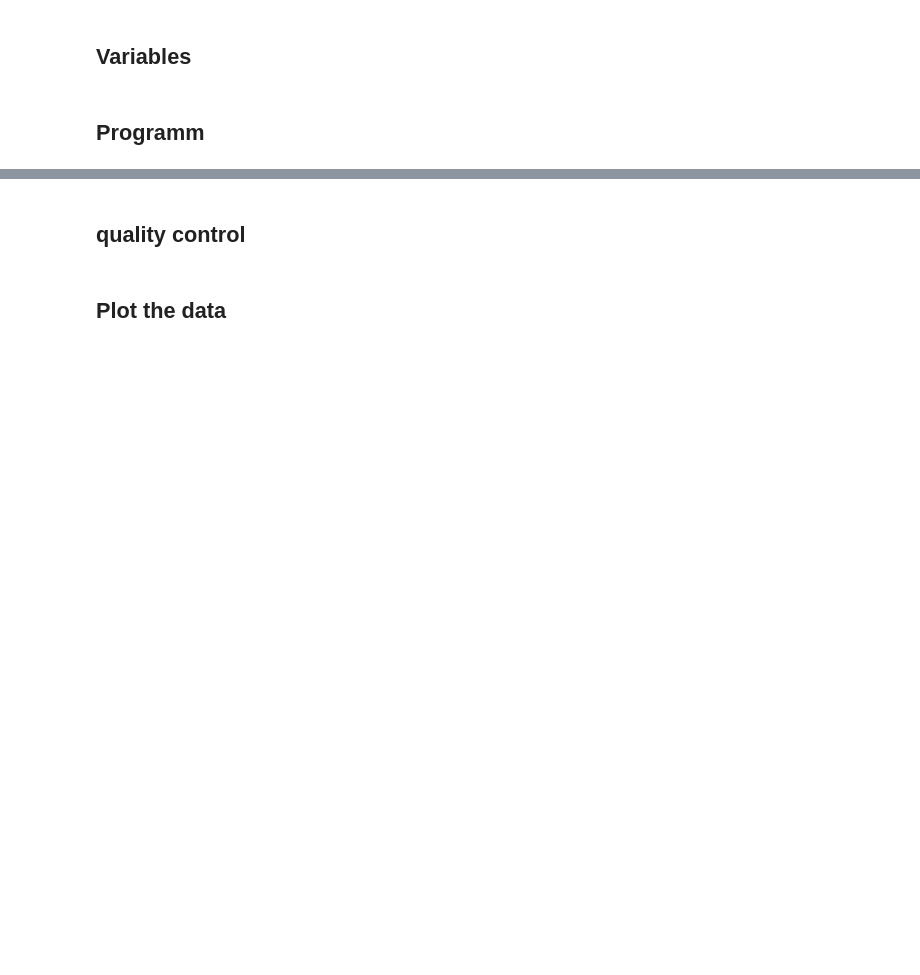
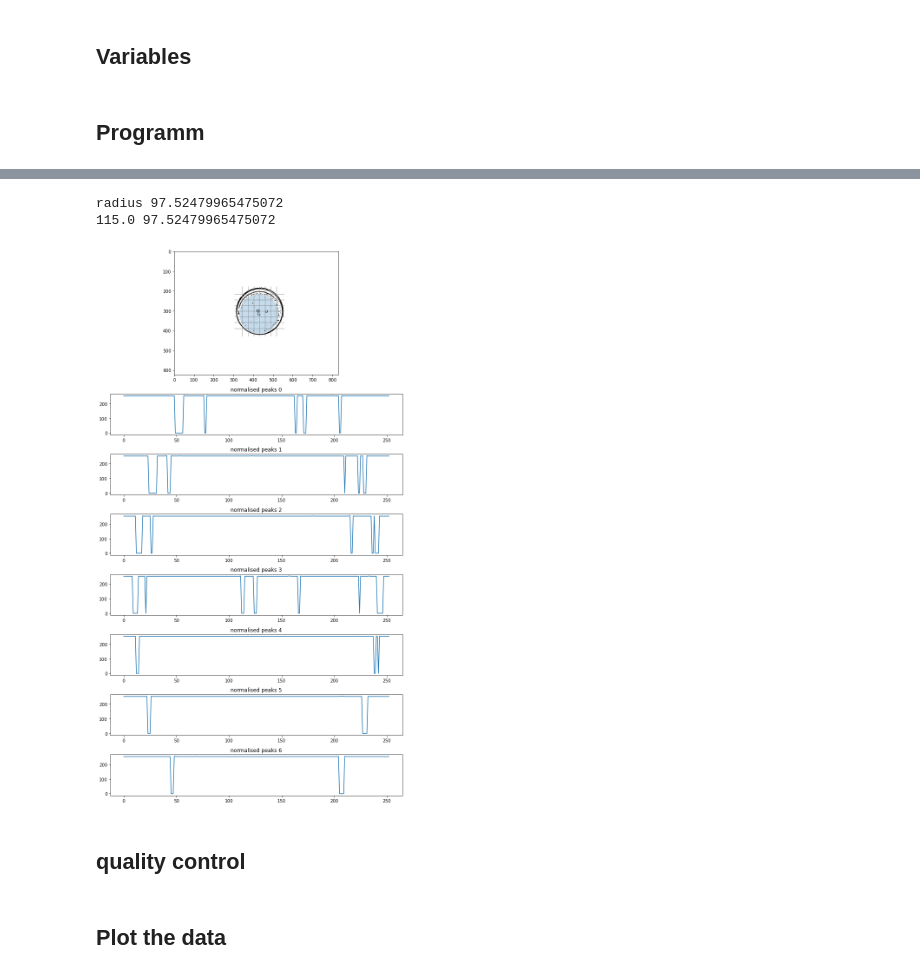
Before and after one commit to cfsb618/PyPhaseChip, a Jupyter notebook: pyphasechip.ipynb, the cells around one changed output, grey strips where cells are left out. Saved outputs shown, nothing was run; the diff lists cells and outputs as text; code cells hidden in the pictures; blank space fills up the shorter version.

```diff
--- a/pyphasechip.ipynb
+++ b/pyphasechip.ipynb
@@ -379,9 +271,9 @@ for i in range(len(x_d)):
 ### Plot
 
 
-conc_nr = 2
+conc_nr = 1
 well_nr = 0
-time_idx = 0
+time_idx = 4
 
 
 
@@ -428,33 +320,37 @@ circle = plt.Circle((x_abs, y_abs), radius_est, color='tab:blue', alpha=0.25)
 
 ax1.add_patch(circle)
 #ax1.hlines(y_ass, x_ass-10, x_ass+10, color='tab:blue', linewidth=5)
 
 ax2.plot(norm_pp_len_h[0])
 ax2.set_title("normalised peaks 0")
 
 ax3.plot(norm_pp_len_h[1])
 ax3.set_title("normalised peaks 1")
 
 ax4.plot(norm_pp_len_h[2])
 ax4.set_title("normalised peaks 2")
 
 ax5.plot(norm_pp_len_h[3])
 ax5.set_title("normalised peaks 3")
 
 ax6.plot(norm_pp_len_h[4])
 ax6.set_title("normalised peaks 4")
 
 ax7.plot(norm_pp_len_h[5])
 ax7.set_title("normalised peaks 5")
 
 ax8.plot(norm_pp_len_h[6])
 ax8.set_title("normalised peaks 6")
 
 #ax9.plot(l, np.sum(norm_pp_len_h, axis=0))
 #ax9.set_title("summed peaks")
 #ax9.hlines(5, np.min(l),np.max(l), color="tab:orange")
 fig.tight_layout()
 #fig.savefig(f"t{time_idx}_c{conc_nr}_w{well_nr}_self-dev-Algo.png")
+# %% [output]
+radius 97.52479965475072
+115.0 97.52479965475072
+[figure, added]
 # %%
 a = 3.14 * 120**2
 b = 3.14 * 118**2
```
Also changed, not shown: parts of 7 cells of this notebook, 3 other files.
